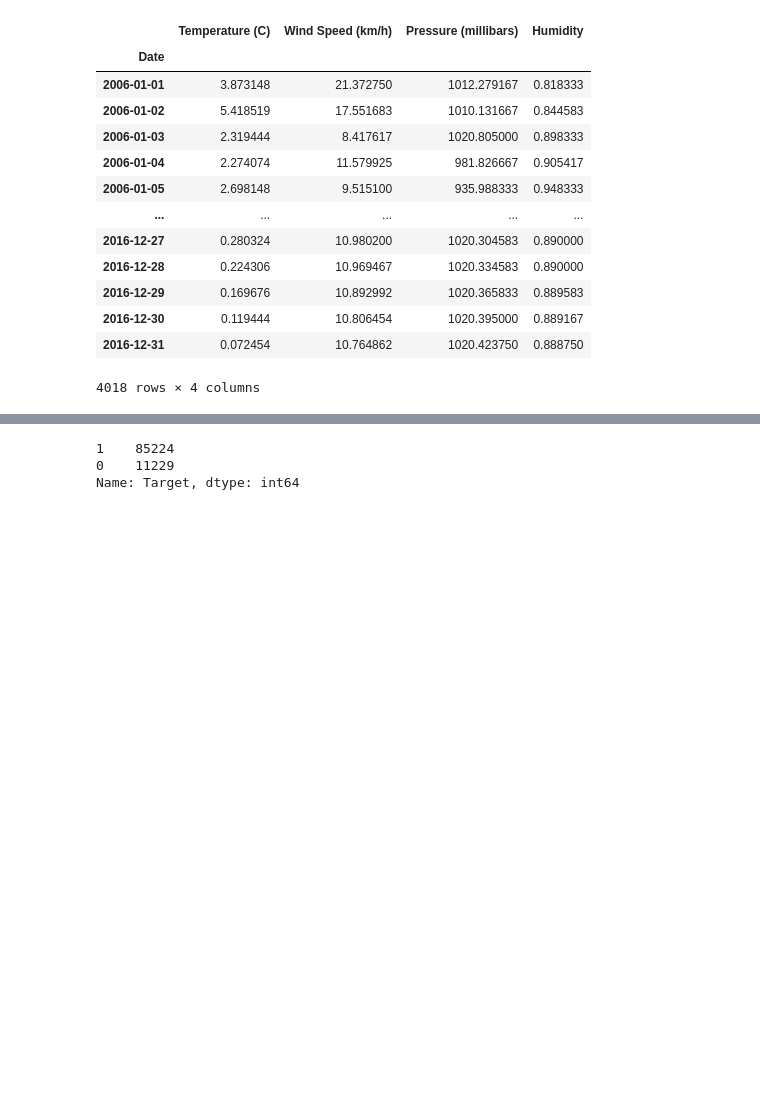
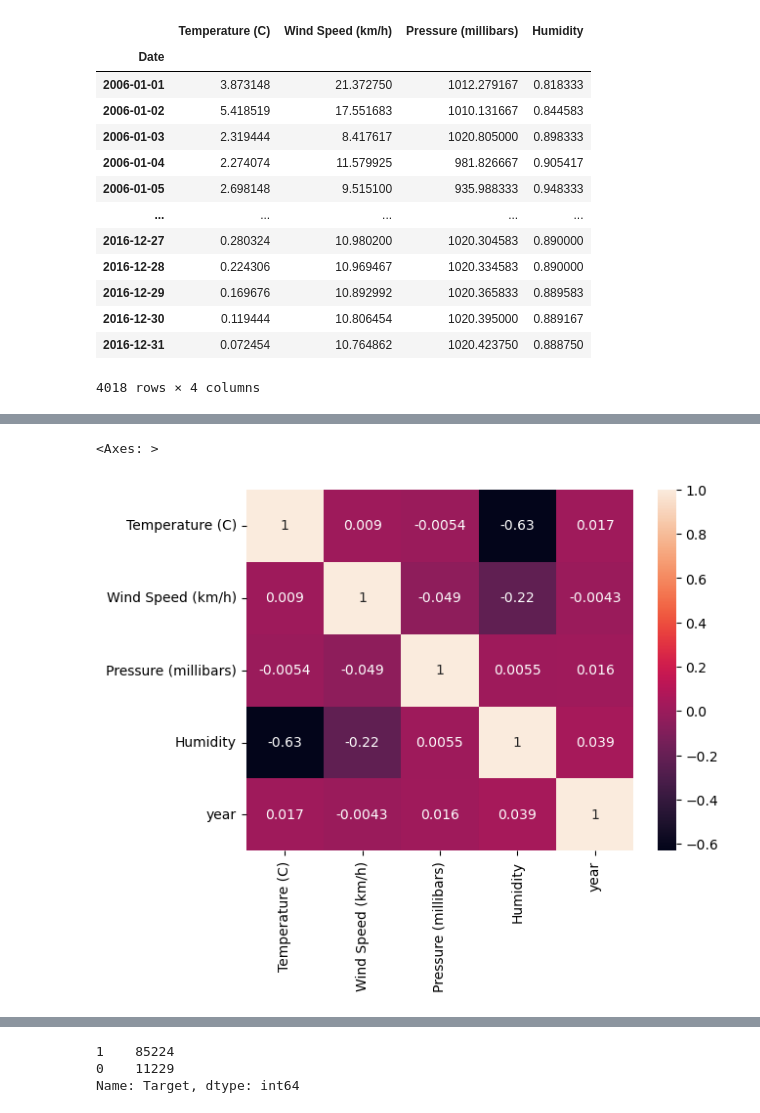
Before and after one commit to mhmdkardosha/first-ML-project, a Jupyter notebook: simple-ML-model-on-englandweather-dataset.ipynb, the cells around one changed output, grey strips where cells are left out. Cells and saved outputs as stored; diff of their text form; code cells hidden in the pictures; blank space fills up the shorter version.

```diff
--- a/simple-ML-model-on-englandweather-dataset.ipynb
+++ b/simple-ML-model-on-englandweather-dataset.ipynb
@@ -197,0 +186,5 @@ data.head()
+# %%
+sns.heatmap(data.corr(), cmap = 'rocket', annot=True)
+# %% [output]
+<Axes: >
+[figure, added]
```
Also changed, not shown: parts of 21 cells of this notebook.
